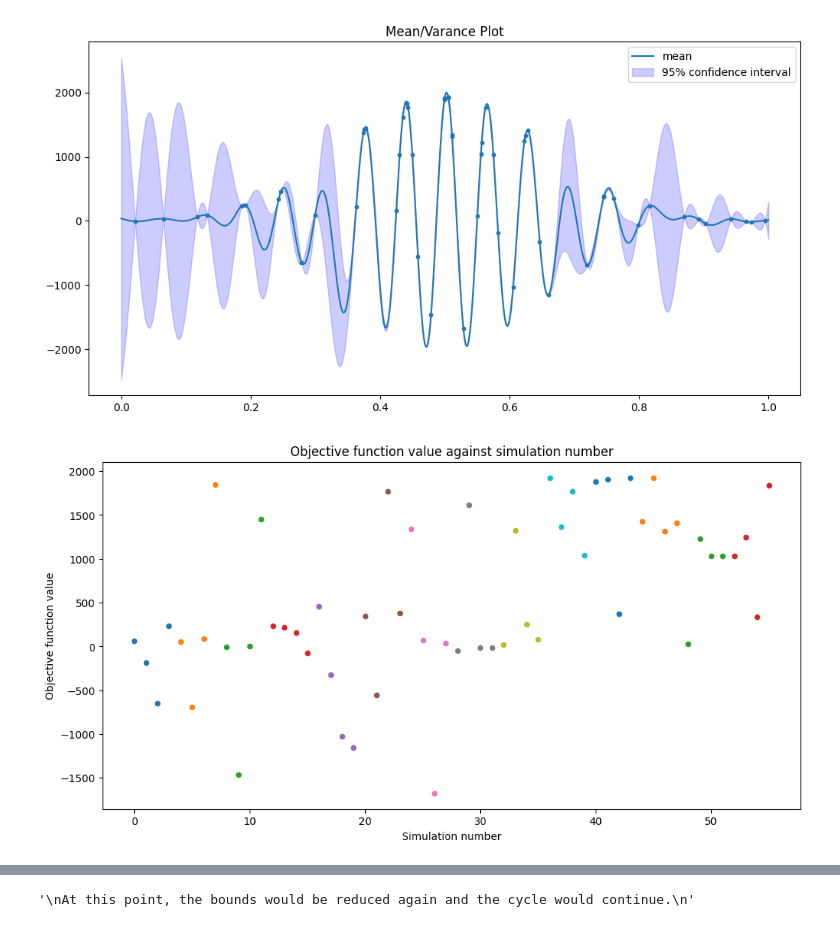
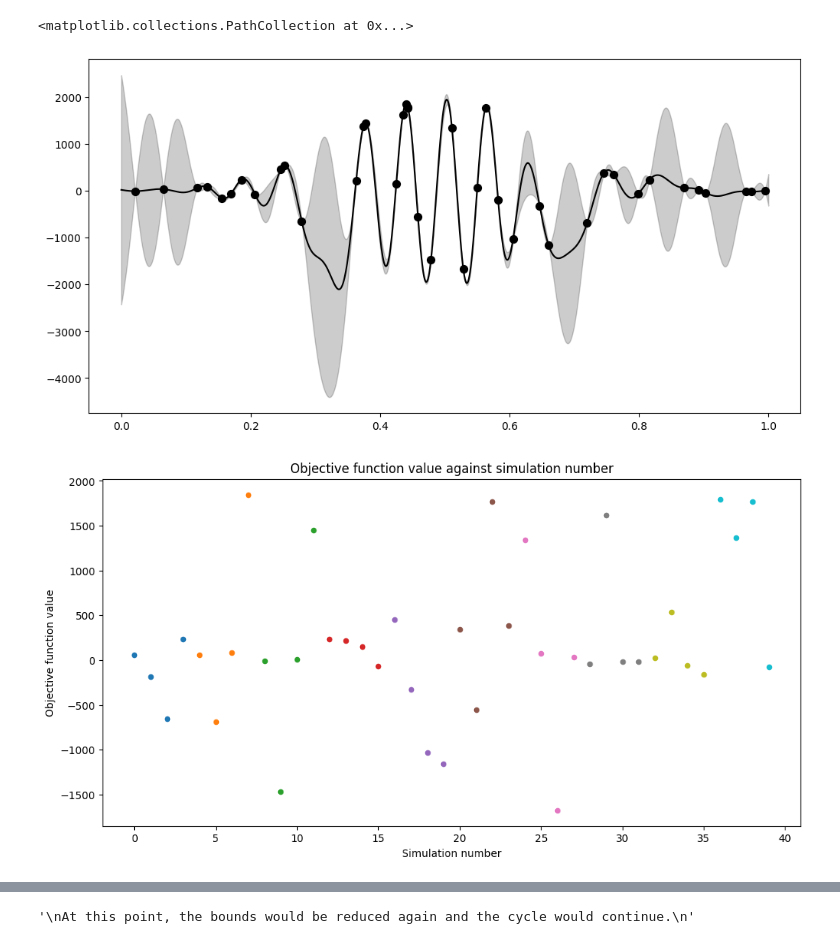
Before and after one commit to Jor-Lee/Bayesian, a Jupyter notebook: Examples/Bounds_reduction_example.ipynb, the cells around one changed output, grey strips where cells are left out. Cells and saved outputs as stored; diff of their text form; code cells hidden in the pictures.

```diff
--- a/Examples/Bounds_reduction_example.ipynb
+++ b/Examples/Bounds_reduction_example.ipynb
@@ -21,8 +21,10 @@ def ObjectiveFunction(x):
 
     return 2000 * np.cos(100 * x) * spatial_intensity
 
-X = np.linspace(0, 1, 1001, endpoint=True)
+X = np.linspace(0, 1, 1001, endpoint=True).reshape(1001, 1)
 
-plt.plot(X, ObjectiveFunction(X))
+plt.figure(figsize=(12, 6))
+
+plt.plot(X, ObjectiveFunction(X), color='k')
 # %% [output]
 [<matplotlib.lines.Line2D at 0x...>]
@@ -31,7 +33,7 @@ plt.plot(X, ObjectiveFunction(X))
 """
 Configure the optimiser.
 """
-Kernel = BOPackage.RBF_Kernel
+Kernel = BOPackage.RBF_Kernel_CPU
 length_scale = 0.05
 
 AcquisitionFunction = BOPackage.UpperConfidenceBound
@@ -76,5 +78,14 @@ while bo.bounds_reduction_counter == 0:
 
 bounds_0_len = len(bo.X_data)
 
-BOPackage.SausagePlot(bo)
+mean, var = bo.PredictMeanVariance(X, normalised=False)
+
+plt.figure(figsize=(12, 6))
+
+# # Plot the mean and the confidence interval
+plt.plot(X, mean, label='mean', color='k')
+plt.fill_between(X[:,0], mean[:,0] - 1.96 * np.sqrt(var[:,0]), mean[:,0] + 1.96 * np.sqrt(var[:,0]), color = 'k', alpha=0.2, label = '95% confidence interval')
+
+# Scatter plot of X_data and y_data
+plt.scatter(bo.X_data, bo.y_data, s=50, color='k')
 # %% [output]
@@ -81,4 +97,5 @@ BOPackage.SausagePlot(bo)
+<matplotlib.collections.PathCollection at 0x...>
-[figure, old version]
+[figure, new version]
 # %%
 """
 Looking at our results, we see that we first meet the above criteria after iteration 9:
@@ -88,7 +105,7 @@ Looking at our results, we see that we first meet the above criteria after itera
 
 BOPackage.PlotData(bo)
 # %% [output]
-[figure, old version]
+[figure, new version]
 # %%
 """
 Therefore, the bounds will now be reduced. The new bounds will be centred around the best datapoint, shown below, and will have a width of 0.5, specified by the reduce_bounds_factor.
```
Also changed, not shown: parts of 8 cells of this notebook, 7 other files.
